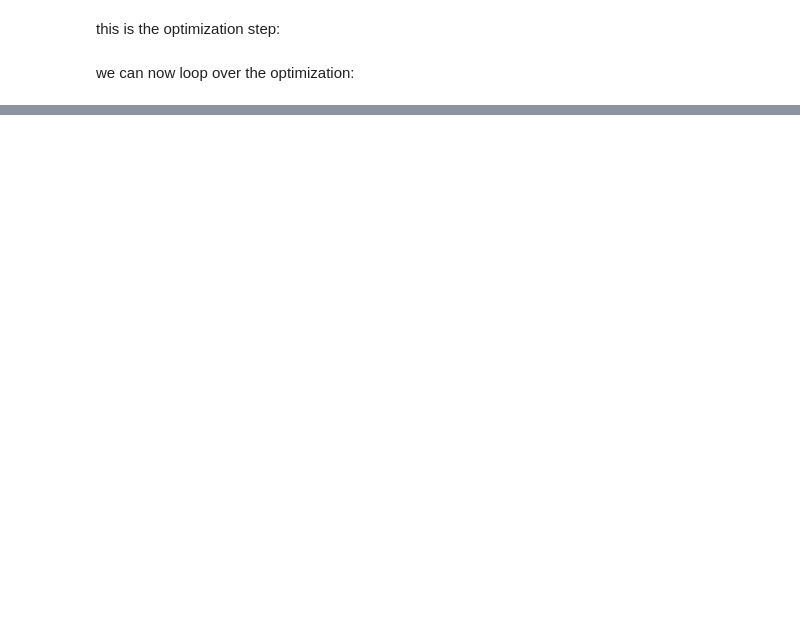
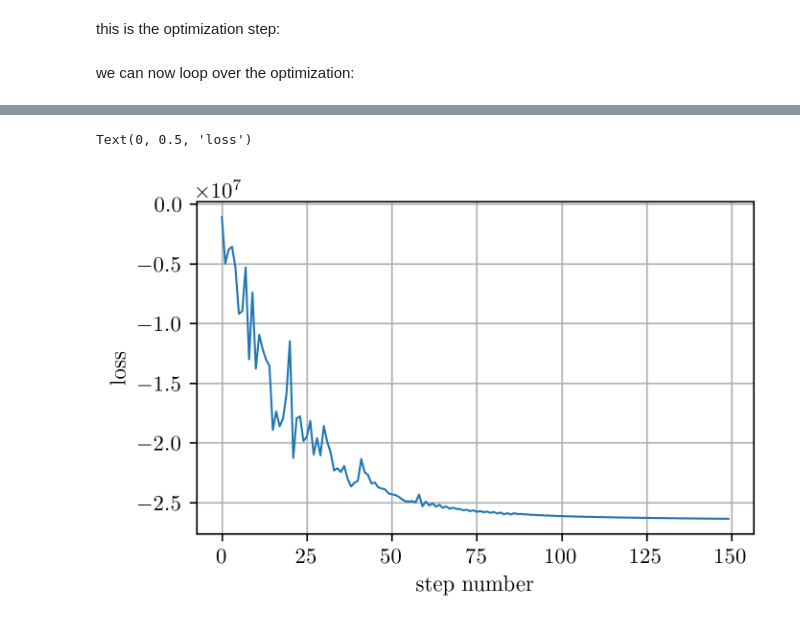
Before and after one commit to flaport/inverse_design, a Jupyter notebook: notebooks/10_inverse_design_local.ipynb, the cells around one changed output, grey strips where cells are left out. Saved outputs shown, nothing was run; the diff lists cells and outputs as text; code cells hidden in the pictures; blank space fills up the shorter version.

```diff
--- a/notebooks/10_inverse_design_local.ipynb
+++ b/notebooks/10_inverse_design_local.ipynb
@@ -133,0 +215,7 @@ evaluating fn
+# %%
+plt.plot(losses)
+plt.xlabel("step number")
+plt.ylabel("loss")
+# %% [output]
+Text(0, 0.5, 'loss')
+[figure, added]
```
Also changed, not shown: parts of 15 cells of this notebook, 8 other files.
